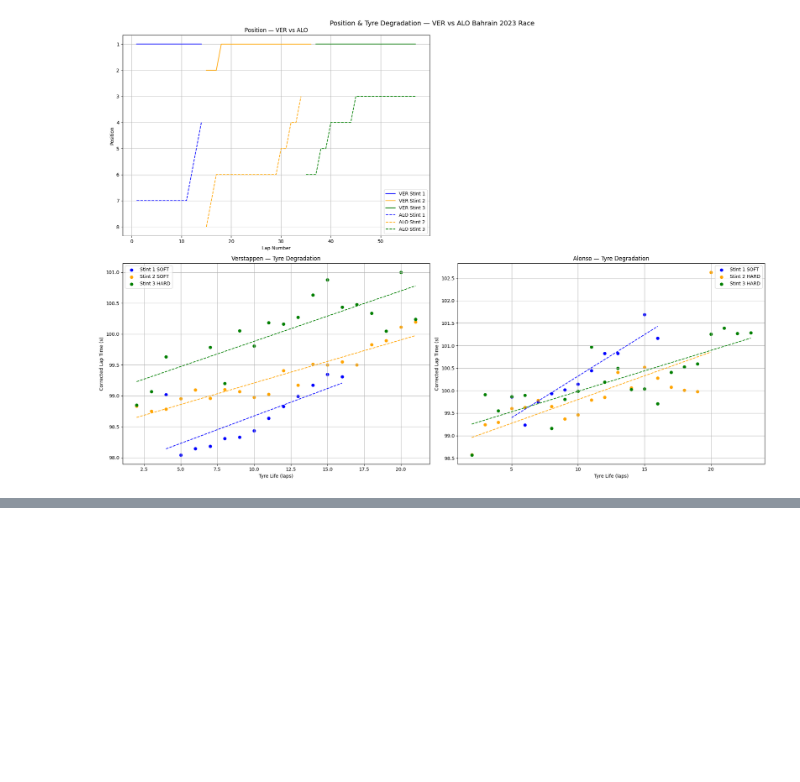
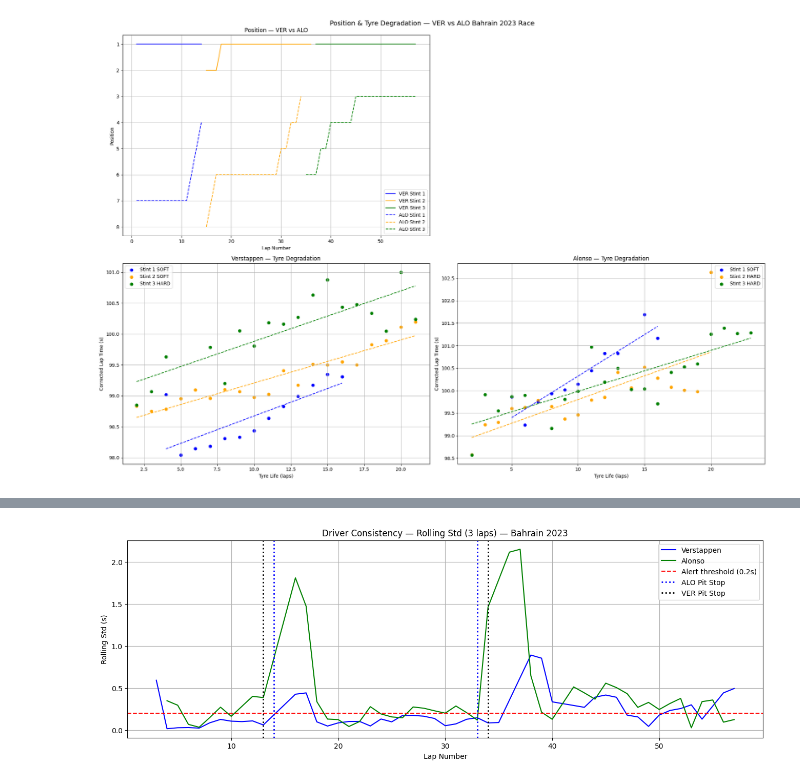
Before and after one commit to edouardbougeant-dotcom/motorsport-telemetry-analysis, a Jupyter notebook: 06_tyre_analysis_bahrain_2023.ipynb, the cells around one changed output, grey strips where cells are left out. Saved outputs shown, nothing was run; the diff lists cells and outputs as text; code cells hidden in the pictures; blank space fills up the shorter version.

Commit message:
Add driver consistency rolling std analysis Bahrain 2023

```diff
--- a/06_tyre_analysis_bahrain_2023.ipynb
+++ b/06_tyre_analysis_bahrain_2023.ipynb
@@ -245,0 +280,27 @@ rather than reacting to competitors.
+# %%
+# Étape 1 — Extrait les lap times en secondes
+lap_times_VER = laps_VER_clean['LapTime'].dt.total_seconds()
+lap_times_ALO = laps_ALO_clean['LapTime'].dt.total_seconds()
+
+# Étape 2 — Calcule le rolling std sur 3 tours
+rolling_std_VER = lap_times_VER.rolling(window=3).std()
+rolling_std_ALO = lap_times_ALO.rolling(window=3).std()
+
+plt.figure(figsize=(16, 5))
+
+plt.plot(laps_VER_clean['LapNumber'], rolling_std_VER, color='blue', label='Verstappen')
+plt.plot(laps_ALO_clean['LapNumber'], rolling_std_ALO, color='green', label='Alonso')
+
+plt.axhline(y=0.2, color='red', linestyle='--', label='Alert threshold (0.2s)')
+plt.axvline(x=14, color='blue', linestyle=':', linewidth=2, label='ALO Pit Stop')
+plt.axvline(x=33, color='blue', linestyle=':', linewidth=2)
+plt.axvline(x=13, color='black', linestyle=':', linewidth=2, label='VER Pit Stop')
+plt.axvline(x=34, color='black', linestyle=':', linewidth=2)
+plt.title('Driver Consistency — Rolling Std (3 laps) — Bahrain 2023')
+plt.xlabel('Lap Number')
+plt.ylabel('Rolling Std (s)')
+plt.legend()
+plt.grid()
+plt.show()
+# %% [output]
+[figure, added]
```
Also changed, not shown: parts of 6 cells of this notebook.
